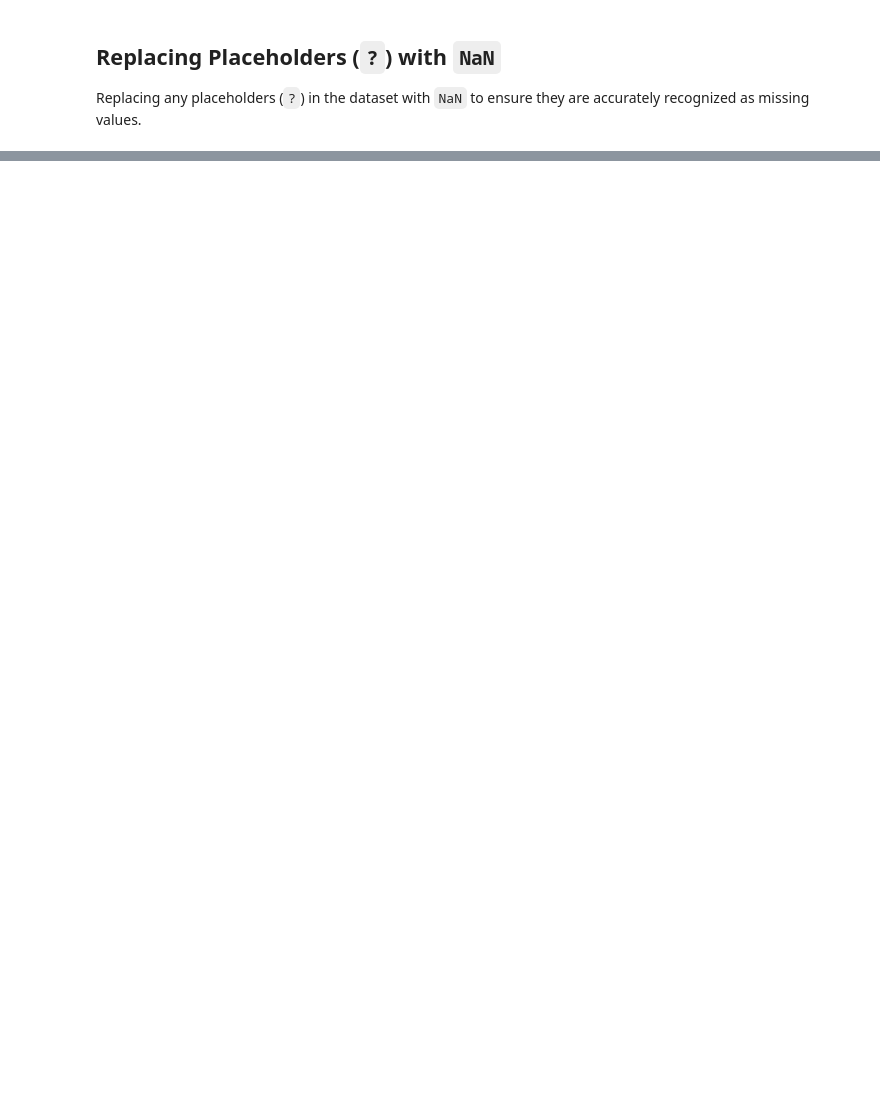
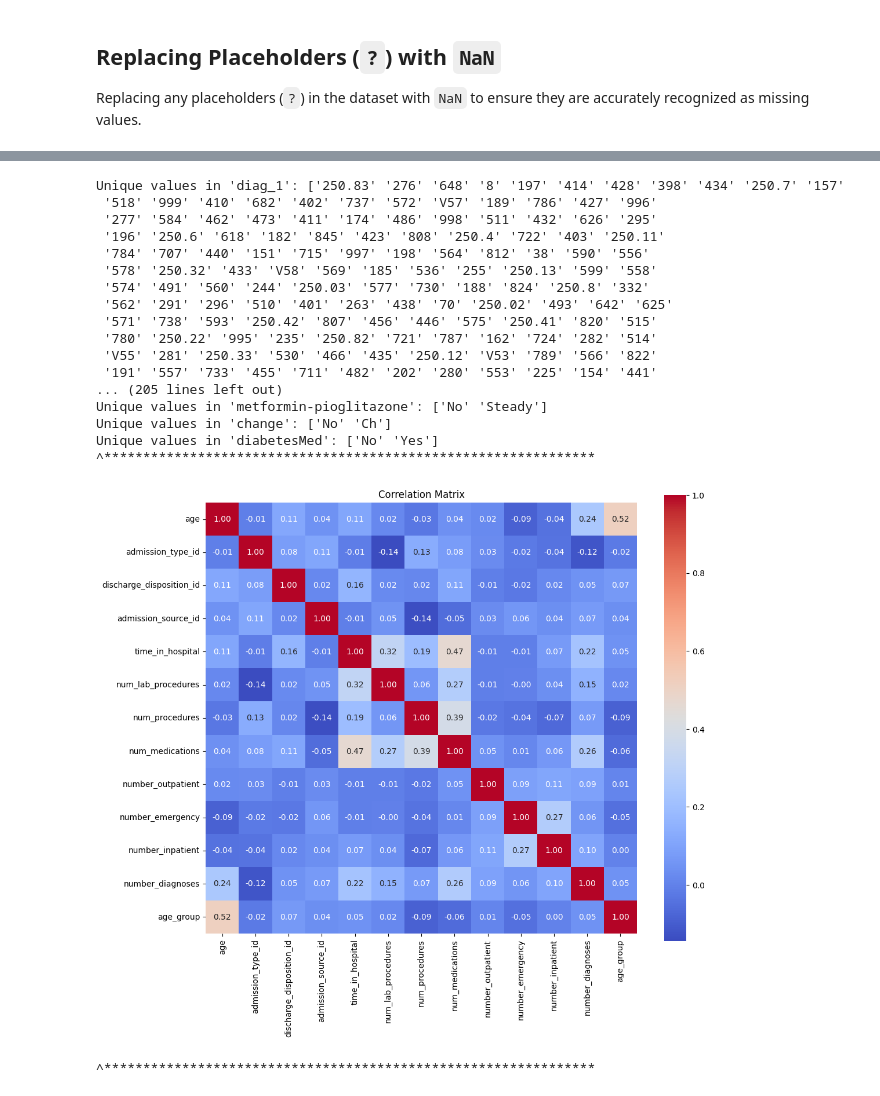
Before and after one commit to Securella/ml-project, a Jupyter notebook: project-diabetes-notebook.ipynb, the cells around one changed output, grey strips where cells are left out. Saved outputs shown, nothing was run; the diff lists cells and outputs as text; code cells hidden in the pictures; blank space fills up the shorter version.

Commit message:
Data Preparation and Exploration+

```diff
--- a/project-diabetes-notebook.ipynb
+++ b/project-diabetes-notebook.ipynb
@@ -179,0 +291,5 @@ All the missing values have been successfully handled.
+# %%
+# Create bins for age ranges
+# Convert age range to midpoint integer for numeric analysis
+diabetic_data['age'] = diabetic_data['age'].str.extract('(\d+)-(\d+)').astype(int).mean(axis=1)
+print("Converted 'age' to numeric midpoints.")
@@ -179,0 +416,15 @@ All the missing values have been successfully handled.
+# %%
+# CHECKPOINT
+# Drop the 'encounter_id' and 'patient_nbr' columns
+diabetic_data = diabetic_data.drop(columns=['encounter_id', 'patient_nbr'])
+# Check the structure of the DataFrame
+print("Final DataFrame Structure:")
+print(diabetic_data.info())
+
+# Check descriptive statistics of the DataFrame
+print("\nDescriptive Statistics:")
+print(diabetic_data.describe(include='all'))
+
+# Optionally, check for missing values
+print("\nMissing Values Count:")
+print(diabetic_data.isnull().sum())
@@ -179,0 +453,43 @@ All the missing values have been successfully handled.
+# %%
+for col in diabetic_data.select_dtypes(include='object').columns:
+    print(f"Unique values in '{col}': {diabetic_data[col].unique()}")
+print("^***************************************************************")
+import seaborn as sns
+import matplotlib.pyplot as plt
+
+# Step 1: Calculate the correlation matrix on numeric columns only
+numeric_data = diabetic_data.select_dtypes(include=['float64', 'int64'])  # Include float and int types
+corr = numeric_data.corr()
+
+# Step 2: Plot the heatmap
+plt.figure(figsize=(12, 10))
+sns.heatmap(corr, annot=True, fmt='.2f', cmap='coolwarm', square=True)
+plt.title('Correlation Matrix')
+plt.show()
+
+print("^***************************************************************")
+
+from sklearn.preprocessing import StandardScaler
+
+scaler = StandardScaler()
+diabetic_data[['age']] = scaler.fit_transform(diabetic_data[['age']])
+# %% [output]
+Unique values in 'diag_1': ['250.83' '276' '648' '8' '197' '414' '428' '398' '434' '250.7' '157'
+ '518' '999' '410' '682' '402' '737' '572' 'V57' '189' '786' '427' '996'
+ '277' '584' '462' '473' '411' '174' '486' '998' '511' '432' '626' '295'
+ '196' '250.6' '618' '182' '845' '423' '808' '250.4' '722' '403' '250.11'
+ '784' '707' '440' '151' '715' '997' '198' '564' '812' '38' '590' '556'
+ '578' '250.32' '433' 'V58' '569' '185' '536' '255' '250.13' '599' '558'
+ '574' '491' '560' '244' '250.03' '577' '730' '188' '824' '250.8' '332'
+ '562' '291' '296' '510' '401' '263' '438' '70' '250.02' '493' '642' '625'
+ '571' '738' '593' '250.42' '807' '456' '446' '575' '250.41' '820' '515'
+ '780' '250.22' '995' '235' '250.82' '721' '787' '162' '724' '282' '514'
+ 'V55' '281' '250.33' '530' '466' '435' '250.12' 'V53' '789' '566' '822'
+ '191' '557' '733' '455' '711' '482' '202' '280' '553' '225' '154' '441'
+... (205 lines left out)
+Unique values in 'metformin-pioglitazone': ['No' 'Steady']
+Unique values in 'change': ['No' 'Ch']
+Unique values in 'diabetesMed': ['No' 'Yes']
+^***************************************************************
+[figure, added]
+^***************************************************************
```
Also changed, not shown: parts of 24 cells of this notebook.
